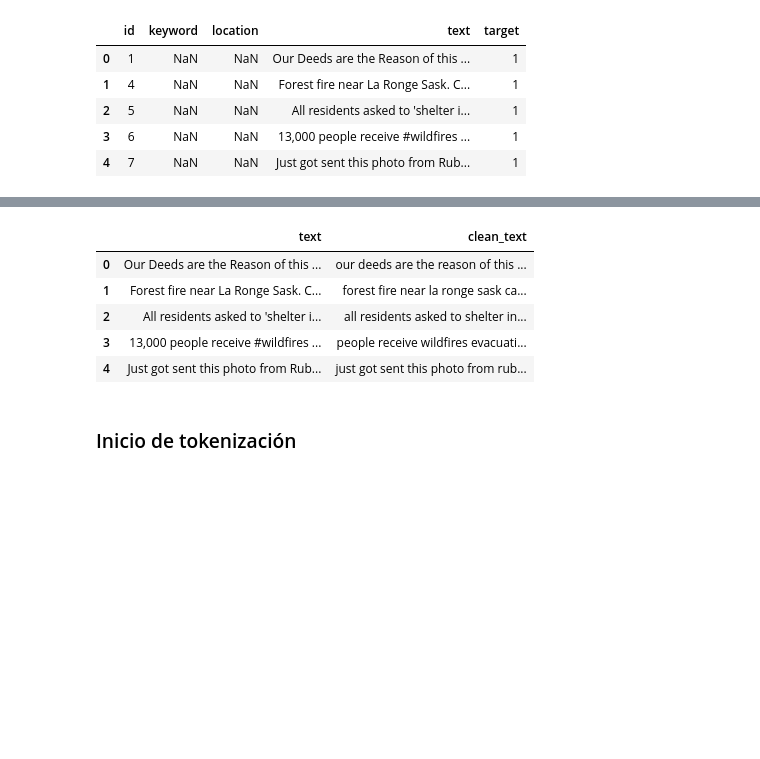
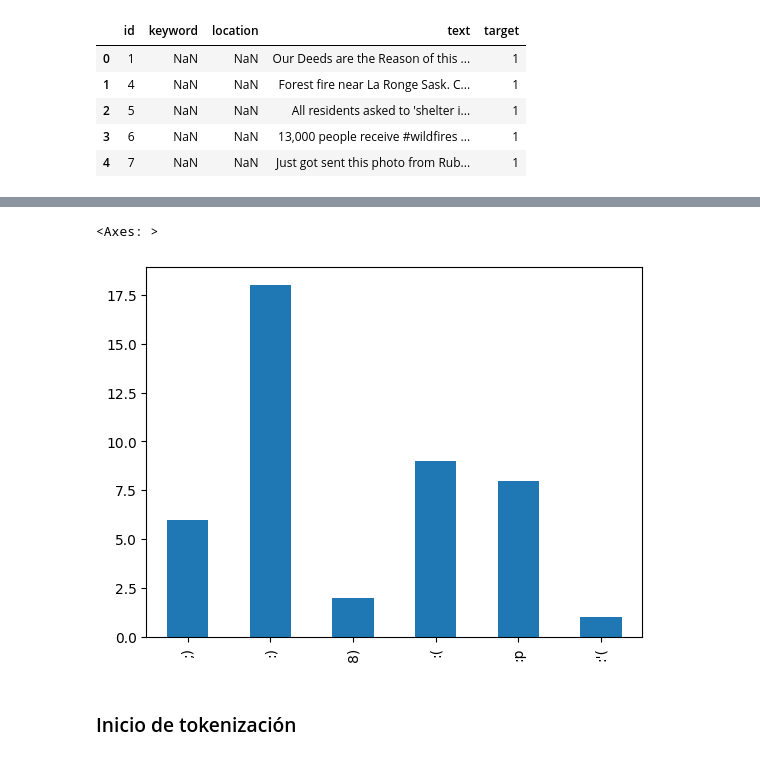
Before and after one commit to SebasJuarez/DS-Collection, a Jupyter notebook: TextMining.ipynb, the cells around one changed output, grey strips where cells are left out. Cells and saved outputs as stored; diff of their text form; code cells hidden in the pictures; blank space fills up the shorter version.

```diff
--- a/TextMining.ipynb
+++ b/TextMining.ipynb
@@ -58,23 +81,33 @@ import re
 import string
 
 def clean_text(text):
-    text = text.lower()
+    text = text.lower() # minusculas
     text = re.sub(r"http\S+|www\S+|https\S+", '', text, flags=re.MULTILINE)
+
+    # Colocar en columna aparte hashtags
+    hashtags = re.findall(r'\#\w+', text)
     text = re.sub(r'\@\w+|\#','', text)
-    text = re.sub(r'\d+', '', text)
-    text = text.translate(str.maketrans('', '', string.punctuation))
+
+    # Verificar emoticonos:
+    emoticons = [":)","XD",":(",";)",":D", "B)", "8)", ":'(", ":P", ":p", ">:("]
+    found_emoticons = [e for e in emoticons if e in text]
+    # Quitar numeros a excepcion de "911"
+    text = re.sub(r'\b\d+\b(?!\s*911)', '', text)
+
+    # Cambiar "911" por "nine eleven"
+    text = text.replace("911", "nine eleven")
+
+    text = text.translate(str.maketrans('', '', string.punctuation)) # quitar puntuacion
     text = text.strip()
-    return text
+    return text, hashtags, found_emoticons
 
-df["clean_text"] = df["text"].apply(clean_text)
-df[["text", "clean_text"]].head()
+df["clean_text"], df["hashtags"], df["emoticons"] = zip(*df["text"].apply(clean_text))
-# %% [output]
-|  | text | clean_text |
-| 0 | Our Deeds are the Reason of this ... | our deeds are the reason of this ... |
-| 1 | Forest fire near La Ronge Sask. C... | forest fire near la ronge sask ca... |
-| 2 | All residents asked to 'shelter i... | all residents asked to shelter in... |
-| 3 | 13,000 people receive #wildfires ... | people receive wildfires evacuati... |
-| 4 | Just got sent this photo from Rub... | just got sent this photo from rub... |
+# %%
+# Emoticon counts
+df["emoticons"].apply(lambda x: pd.Series(1, index=x)).fillna(0).sum().plot(kind='bar')
+# %% [output]
+<Axes: >
+[figure, added]
 # %% [markdown]
 ### Inicio de tokenización
 # %%
```
Also changed, not shown: parts of 2 cells of this notebook.
